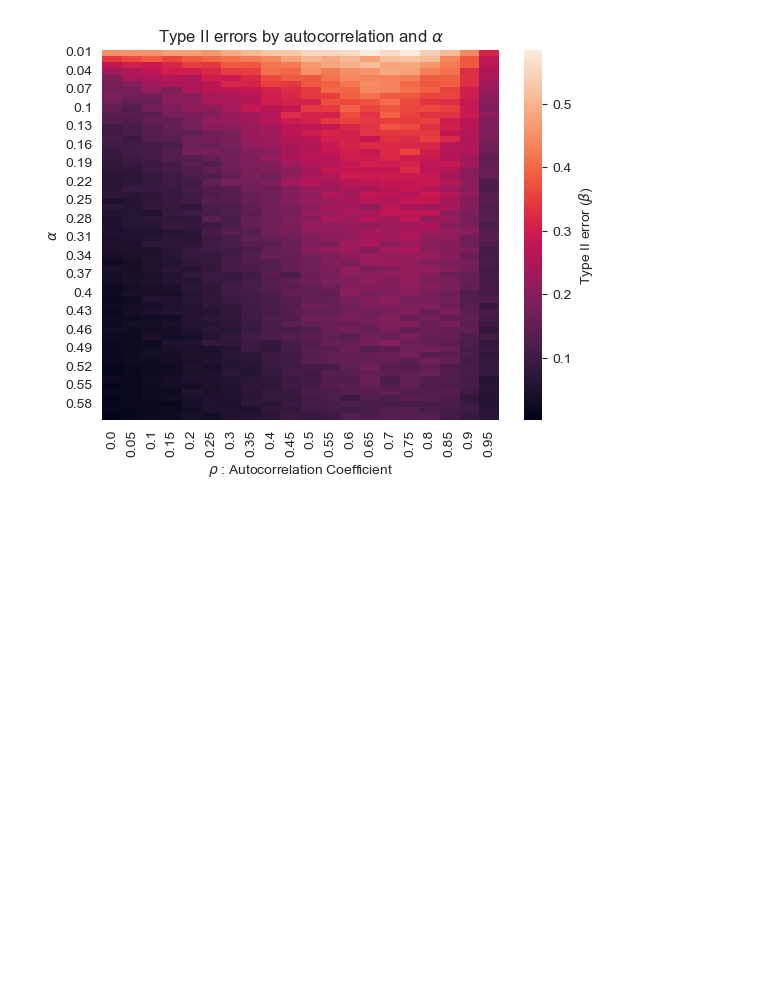
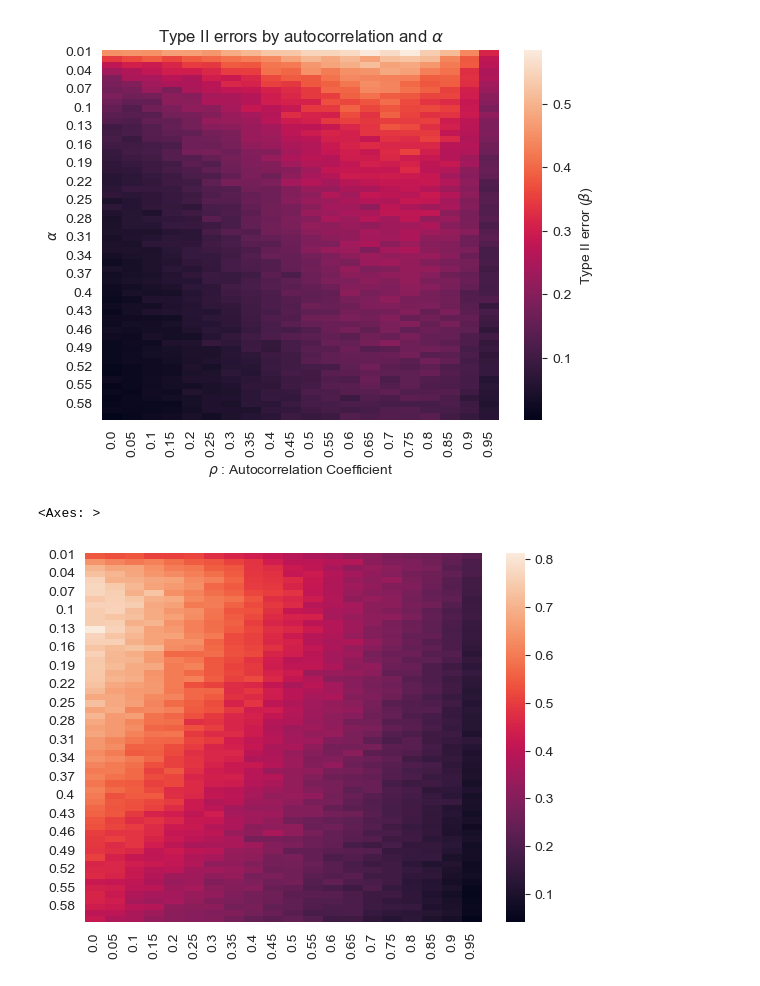
Before and after one commit to Tommylee1013/FinancialMachineLearning, a Jupyter notebook: ml_finance/Autocorrelation_TypeError.ipynb, the cells around one changed output. Saved outputs shown, nothing was run; the diff lists cells and outputs as text; code cells hidden in the pictures; blank space fills up the shorter version.

```diff
--- a/ml_finance/Autocorrelation_TypeError.ipynb
+++ b/ml_finance/Autocorrelation_TypeError.ipynb
@@ -67,3 +67,8 @@ plt.title(r'Type II errors by autocorrelation and $\alpha$')
 plt.show()
 # %% [output]
 [figure]
+# %%
+sns.heatmap(1 - alpha_frame - beta_frame + alpha_frame * beta_frame)
+# %% [output]
+<Axes: >
+[figure, added]
```
